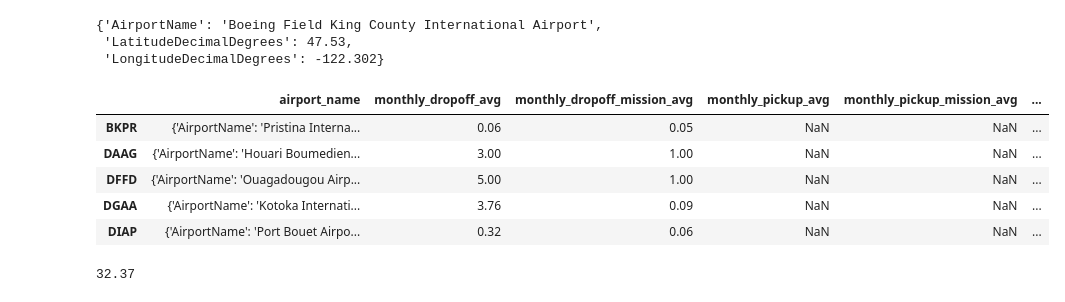
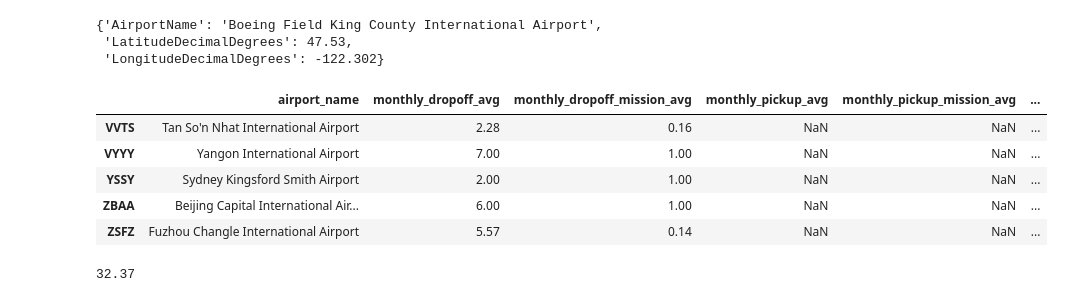
Before and after one commit to UWCHR/ice-air, a Jupyter notebook: analyze/note/map.ipynb, the cells around one changed output. Cells and saved outputs as stored; diff of their text form; code cells hidden in the pictures.

```diff
--- a/analyze/note/map.ipynb
+++ b/analyze/note/map.ipynb
@@ -167,11 +160,11 @@ flights['dropoff'] = flights['DropLoc'].astype(str)
 # %%
 airport_vars = pd.read_csv('../output/all_airport_vars.csv', index_col='Unnamed: 0')
 # %%
-airport_vars.head()
+airport_vars.tail()
 # %% [output]
 |  | airport_name | monthly_dropoff_avg | monthly_dropoff_mission_avg | monthly_pickup_avg | monthly_pickup_mission_avg | ... |
-| BKPR | {'AirportName': 'Pristina Interna... | 0.06 | 0.05 | NaN | NaN | ... |
-| DAAG | {'AirportName': 'Houari Boumedien... | 3.00 | 1.00 | NaN | NaN | ... |
-| DFFD | {'AirportName': 'Ouagadougou Airp... | 5.00 | 1.00 | NaN | NaN | ... |
-| DGAA | {'AirportName': 'Kotoka Internati... | 3.76 | 0.09 | NaN | NaN | ... |
-| DIAP | {'AirportName': 'Port Bouet Airpo... | 0.32 | 0.06 | NaN | NaN | ... |
+| VVTS | Tan So'n Nhat International Airport | 2.28 | 0.16 | NaN | NaN | ... |
+| VYYY | Yangon International Airport | 7.00 | 1.00 | NaN | NaN | ... |
+| YSSY | Sydney Kingsford Smith Airport | 2.00 | 1.00 | NaN | NaN | ... |
+| ZBAA | Beijing Capital International Air... | 6.00 | 1.00 | NaN | NaN | ... |
+| ZSFZ | Fuzhou Changle International Airport | 5.57 | 0.14 | NaN | NaN | ... |
```
Also changed, not shown: parts of 13 cells of this notebook, 10 other files.
